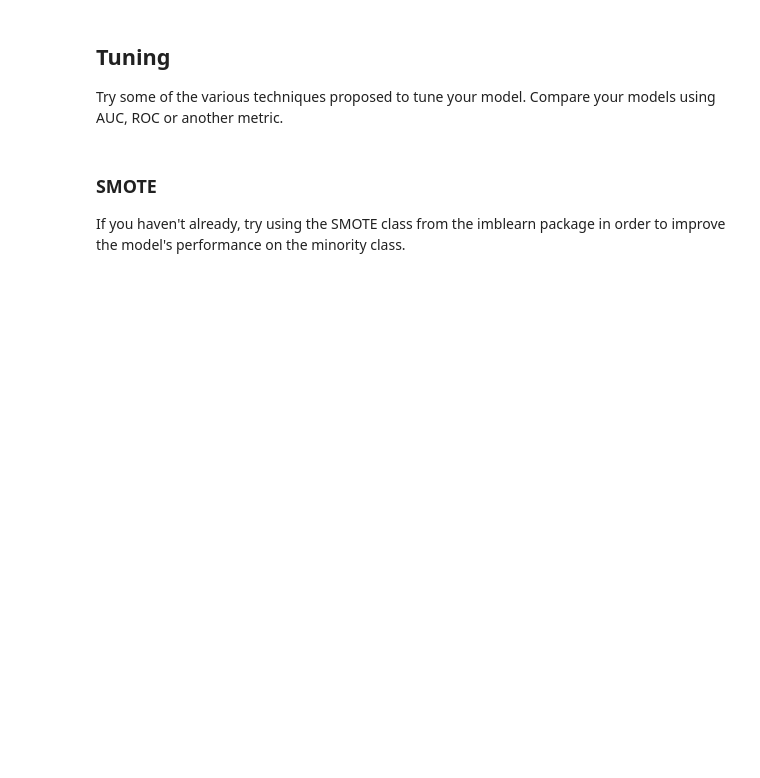
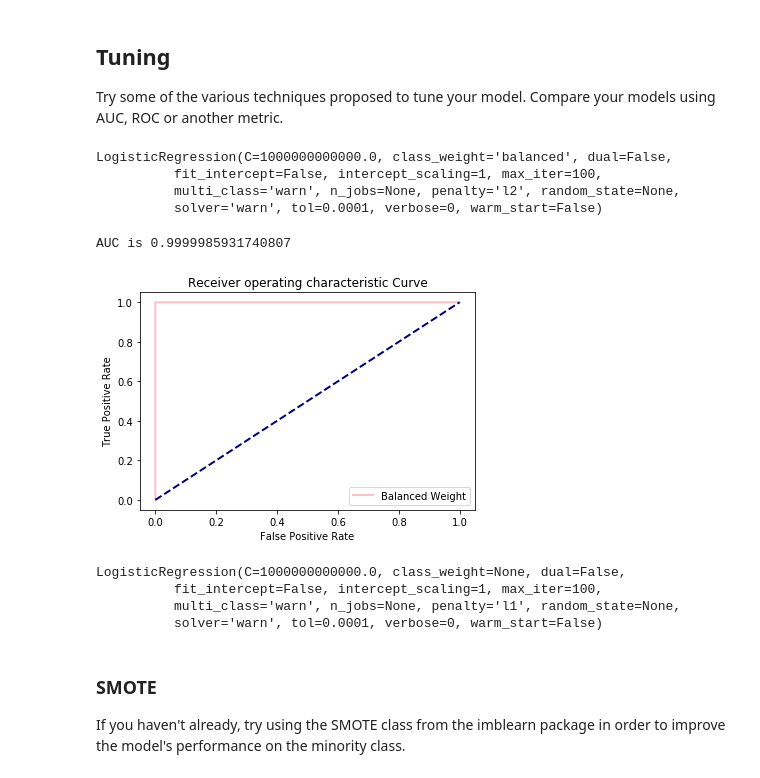
Before and after one commit to MissAle17/dsc-3-29-11-class-imbalance-problems-lab-online-ds-sp-000, a Jupyter notebook: index.ipynb, the cells around one changed output. Drawn from its saved outputs; the diff is of its cells as text; code cells hidden in the pictures; blank space fills up the shorter version.

```diff
--- a/index.ipynb
+++ b/index.ipynb
@@ -78,3 +115,61 @@ Try some of the various techniques proposed to tune your model. Compare your mod
+# %%
+#Your code here
+
+#Fit a'balanced' weight model
+logreg_bal = LogisticRegression(fit_intercept = False, C = 1e12, class_weight='balanced') #Starter code
+model_log_bal = logreg_bal.fit(X_train, y_train)
+print(model_log_bal) #Preview model params
+
+    #Predict
+y_hat_test = logreg_bal.predict(X_test)
+
+y_score = logreg_bal.fit(X_train, y_train).decision_function(X_test)
+
+fpr, tpr, thresholds = roc_curve(y_test, y_score)
+print('AUC is {}'.format(auc(fpr, tpr)))
+lw = 2
+plt.plot(fpr, tpr, color='pink',
+             lw=lw, label='Balanced Weight')
+plt.plot([0, 1], [0, 1], color='navy', lw=lw, linestyle='--')
+plt.xlabel('False Positive Rate')
+plt.ylabel('True Positive Rate')
+plt.title('Receiver operating characteristic Curve')
+plt.legend(loc="lower right")
+plt.show()
+# %% [output]
+LogisticRegression(C=1000000000000.0, class_weight='balanced', dual=False,
+          fit_intercept=False, intercept_scaling=1, max_iter=100,
+          multi_class='warn', n_jobs=None, penalty='l2', random_state=None,
+          solver='warn', tol=0.0001, verbose=0, warm_start=False)
+AUC is 0.9999985931740807
+[figure, added]
+# %%
+#Fit an l1 penalty weight model
+logreg_penalty = LogisticRegression(fit_intercept = False, C = 1e12, penalty ='l1') #Starter code
+model_log_penalty = logreg_penalty.fit(X_train, y_train)
+print(model_log_penalty) #Preview model params
+
+    #Predict
+y_hat_test = logreg_penalty.predict(X_test)
+
+y_score = logreg_penalty.fit(X_train, y_train).decision_function(X_test)
+
+fpr, tpr, thresholds = roc_curve(y_test, y_score)
+print('AUC is {}'.format(auc(fpr, tpr)))
+lw = 2
+plt.plot(fpr, tpr, color='pink',
+             lw=lw, label='L1 Penalty')
+plt.plot([0, 1], [0, 1], color='navy', lw=lw, linestyle='--')
+plt.xlabel('False Positive Rate')
+plt.ylabel('True Positive Rate')
+plt.title('Receiver operating characteristic Curve')
+plt.legend(loc="lower right")
+plt.show()
+# %% [output]
+LogisticRegression(C=1000000000000.0, class_weight=None, dual=False,
+          fit_intercept=False, intercept_scaling=1, max_iter=100,
+          multi_class='warn', n_jobs=None, penalty='l1', random_state=None,
+          solver='warn', tol=0.0001, verbose=0, warm_start=False)
 # %% [markdown]
 ### SMOTE
 If you haven't already, try using the SMOTE class from the imblearn package in order to improve the model's performance on the minority class.
```
Also changed, not shown: parts of 10 cells of this notebook.
